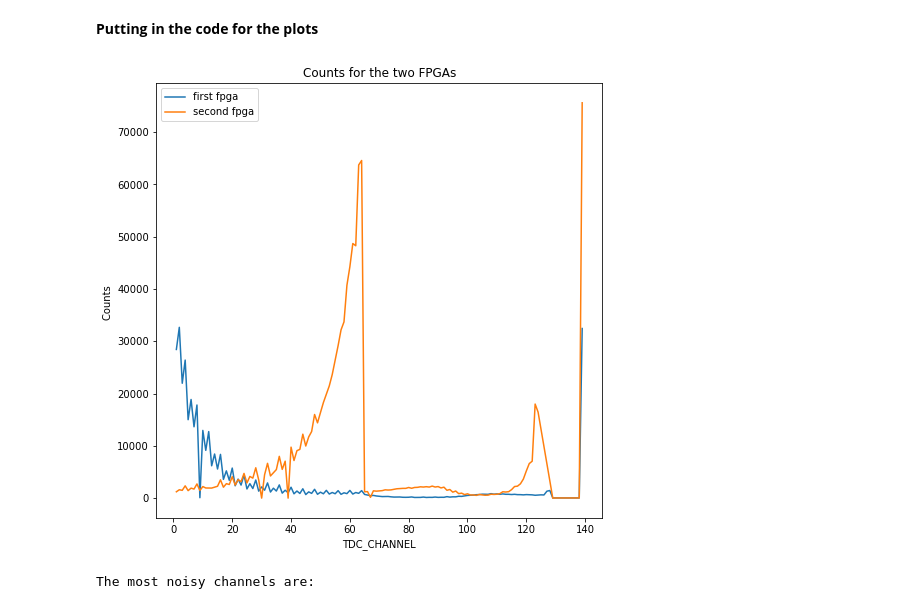
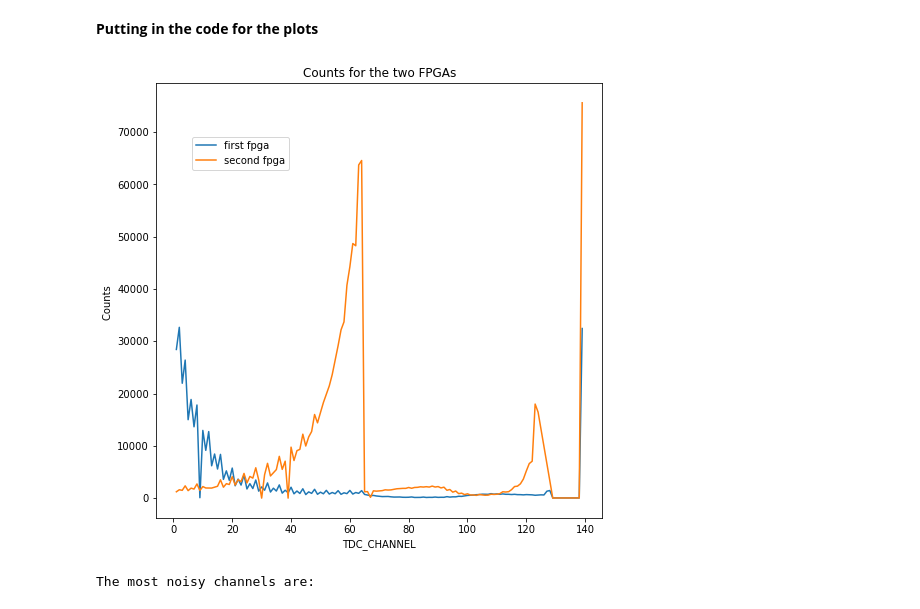
Before and after one commit to tommasoamico/LaboratoryOfComputationalPhysics_Y4, a Jupyter notebook: 05ex_Pandas.ipynb, the cells around one changed output. Cells and saved outputs as stored; diff of their text form; code cells hidden in the pictures.

Commit message:
vhanged the location of the legend in 05

```diff
--- a/05ex_Pandas.ipynb
+++ b/05ex_Pandas.ipynb
@@ -142,13 +142,13 @@ data2
 # %%
 plt.figure(1, figsize=(8, 8))
 data[data['FPGA']==1].groupby('TDC_CHANNEL').count().iloc[:,0].plot(label='first fpga')
 data[data['FPGA']==0].groupby('TDC_CHANNEL').count().iloc[:,0].plot(label='second fpga')
 plt.ylabel("Counts ")
 plt.title('Counts for the two FPGAs')
-plt.legend()
+plt.legend(loc=(0.08, 0.8))
 plt.show()
 # %% [output]
-[figure, old version]
+[figure, new version]
 # %%
 # Finding the most noisy channels
 group = data.groupby(['TDC_CHANNEL']).TDC_CHANNEL.count().sort_values(ascending=False)
```
Also changed, not shown: parts of 2 cells of this notebook.
